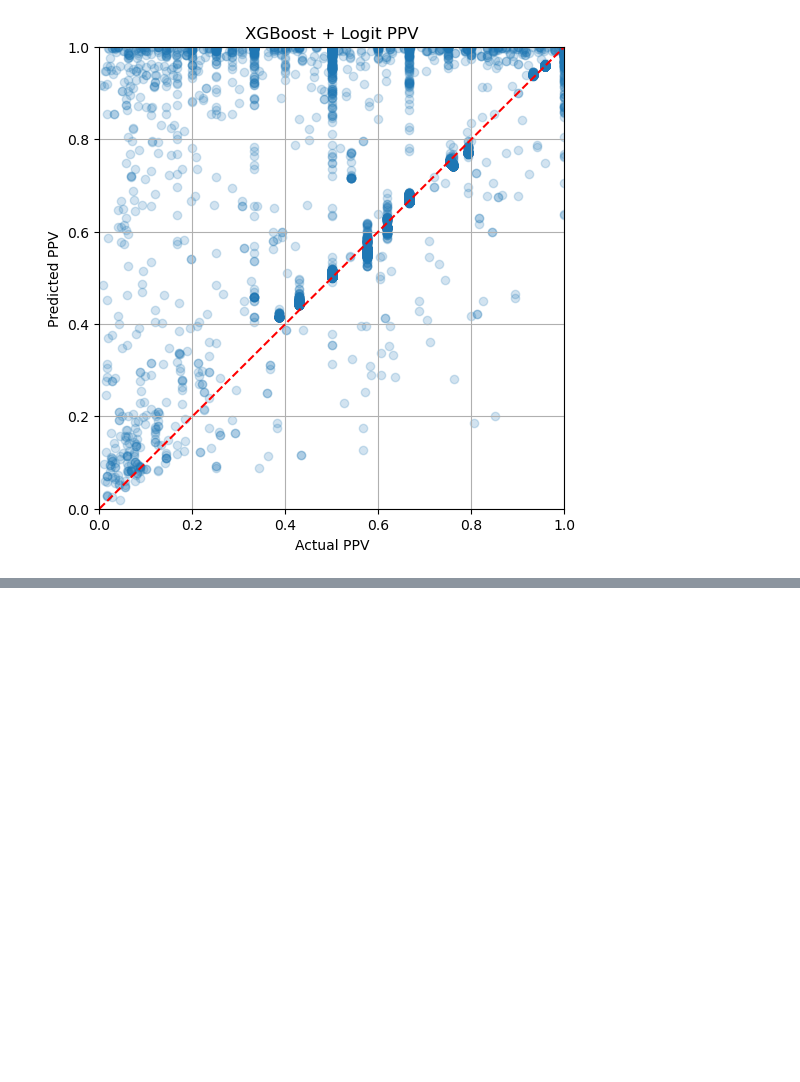
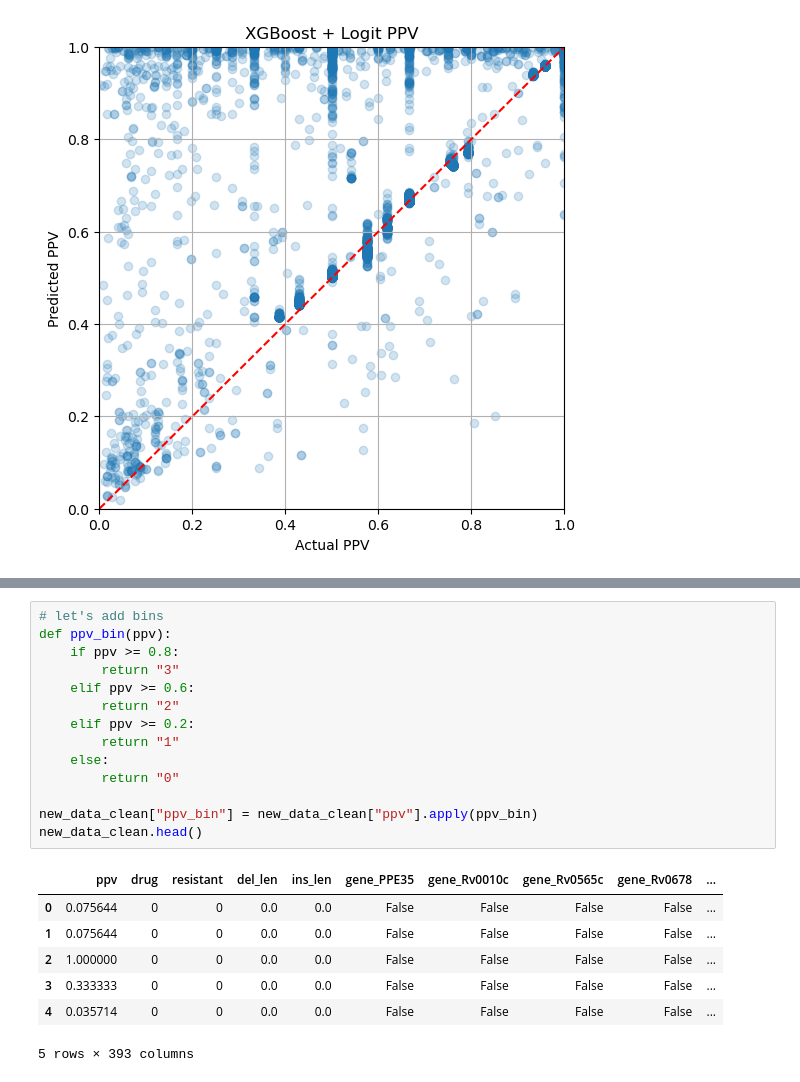
Before and after one commit to ibonomi-MSSE/277B-Final-Project, a Jupyter notebook: model_exploration_genomicPositions_PPV_mutation.ipynb, the cells around one changed output, grey strips where cells are left out. Cells and saved outputs as stored; diff of their text form; blank space fills up the shorter version.

```diff
--- a/model_exploration_genomicPositions_PPV_mutation.ipynb
+++ b/model_exploration_genomicPositions_PPV_mutation.ipynb
@@ -789,0 +1096,22 @@ plt.show()
+# %%
+# let's add bins
+def ppv_bin(ppv):
+    if ppv >= 0.8:
+        return "3"
+    elif ppv >= 0.6:
+        return "2"
+    elif ppv >= 0.2:
+        return "1"
+    else:
+        return "0"
+
+new_data_clean["ppv_bin"] = new_data_clean["ppv"].apply(ppv_bin)
+new_data_clean.head()
+# %% [output]
+|  | ppv | drug | resistant | del_len | ins_len | gene_PPE35 | gene_Rv0010c | gene_Rv0565c | gene_Rv0678 | ... |
+| 0 | 0.075644 | 0 | 0 | 0.0 | 0.0 | False | False | False | False | ... |
+| 1 | 0.075644 | 0 | 0 | 0.0 | 0.0 | False | False | False | False | ... |
+| 2 | 1.000000 | 0 | 0 | 0.0 | 0.0 | False | False | False | False | ... |
+| 3 | 0.333333 | 0 | 0 | 0.0 | 0.0 | False | False | False | False | ... |
+| 4 | 0.035714 | 0 | 0 | 0.0 | 0.0 | False | False | False | False | ... |
+5 rows × 393 columns
```
Also changed, not shown: parts of 18 cells of this notebook, 1 other file.
